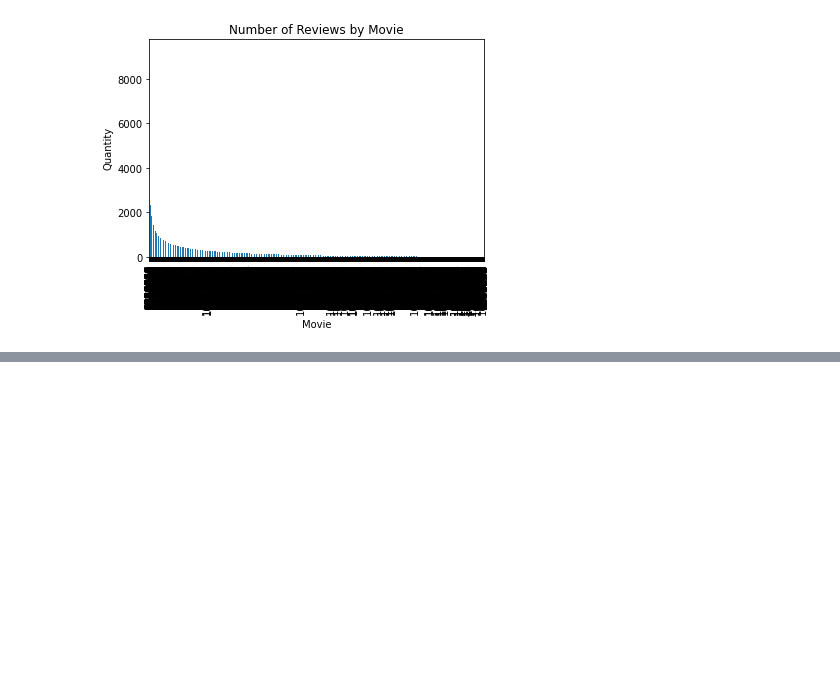
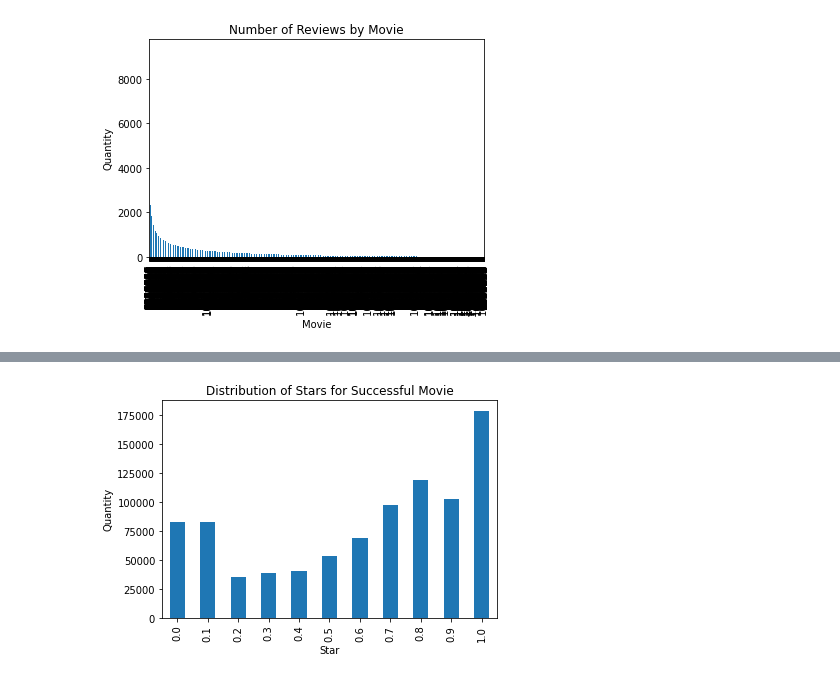
Before and after one commit to Datamin-D/movie_predict, a Jupyter notebook: [movie_predict]영화_리뷰_수집_확인,_전처리.ipynb, the cells around one changed output, grey strips where cells are left out. Saved outputs shown, nothing was run; the diff lists cells and outputs as text; code cells hidden in the pictures; blank space fills up the shorter version.

```diff
--- a/[movie_predict]영화_리뷰_수집_확인,_전처리.ipynb
+++ b/[movie_predict]영화_리뷰_수집_확인,_전처리.ipynb
@@ -1211,0 +1469,7 @@ plt.show()
+# %%
+def isthe_moviecode(x):
+  if x in succ_movie_codes:
+    return True
+  else:
+    return False
+succ_review = review_concat['Movie_code'].apply(lambda x: isthe_moviecode(x))
@@ -1211,0 +1509,10 @@ plt.show()
+# %%
+# 흥행 성공영화의 star 분포
+star_dist = review_concat[succ_review]['star'].value_counts().sort_index()
+plt.title('Distribution of Stars for Successful Movie')
+star_dist.plot(kind = 'bar')
+plt.xlabel('Star')
+plt.ylabel('Quantity')
+plt.show()
+# %% [output]
+[figure, added]
```
Also changed, not shown: parts of 30 cells of this notebook.
